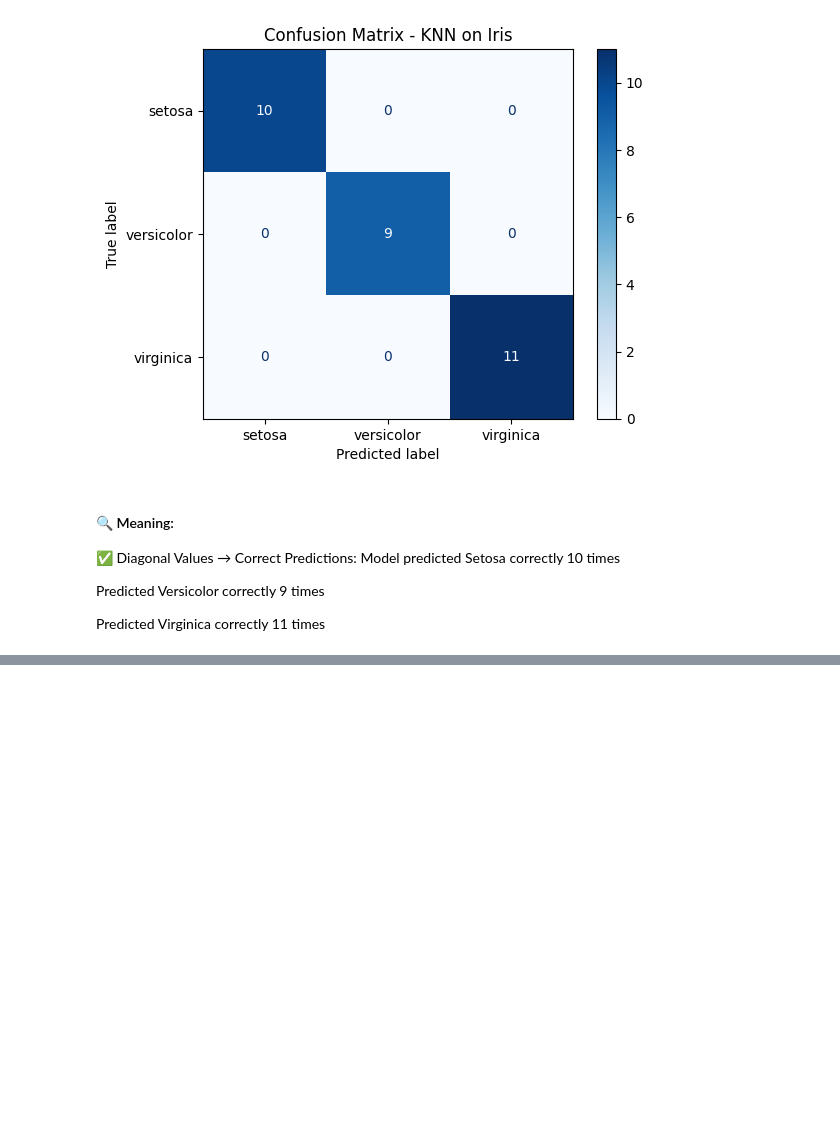
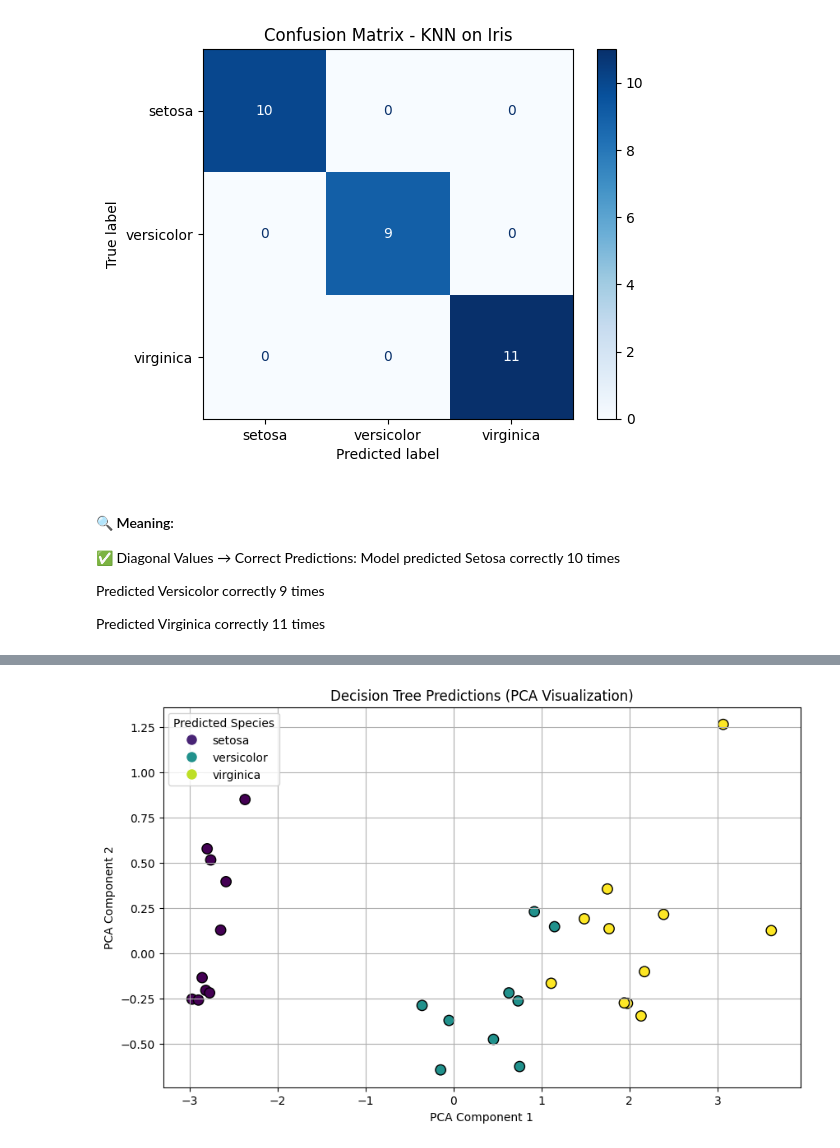
Before and after one commit to Aayushsah6969/Data, a Jupyter notebook: IRIS/notebooks/iris_analysis.ipynb, the cells around one changed output, grey strips where cells are left out. Saved outputs shown, nothing was run; the diff lists cells and outputs as text; code cells hidden in the pictures; blank space fills up the shorter version.

```diff
--- a/IRIS/notebooks/iris_analysis.ipynb
+++ b/IRIS/notebooks/iris_analysis.ipynb
@@ -265,0 +316,32 @@ Predicted Virginica correctly 11 times
+# %%
+# Step 1: Reduce features to 2D using PCA
+pca = PCA(n_components=2)
+X_test_pca = pca.fit_transform(X_test)
+
+# Step 2: Encode predicted labels to color them
+le = LabelEncoder()
+y_pred_tree_encoded = le.fit_transform(y_pred_tree)
+
+# Step 3: Plot
+plt.figure(figsize=(10, 6))
+scatter = plt.scatter(X_test_pca[:, 0], X_test_pca[:, 1],
+                      c=y_pred_tree_encoded, cmap='viridis', s=80, edgecolors='k')
+
+plt.title('Decision Tree Predictions (PCA Visualization)')
+plt.xlabel('PCA Component 1')
+plt.ylabel('PCA Component 2')
+plt.grid(True)
+
+# Step 4: Add legend
+classes = le.classes_
+handles = [plt.Line2D([0], [0], marker='o', color='w', label=cls,
+                      markerfacecolor=clr, markersize=10)
+           for cls, clr in zip(classes, plt.cm.viridis([0.1, 0.5, 0.9]))]
+plt.legend(handles=handles, title="Predicted Species")
+
+# Step 5 (optional): Save to output folder
+plt.savefig('../outputs/decision_tree_pca_plot.png')
+
+plt.show()
+# %% [output]
+[figure, added]
```
Also changed, not shown: parts of 5 cells of this notebook, 5 other files.
